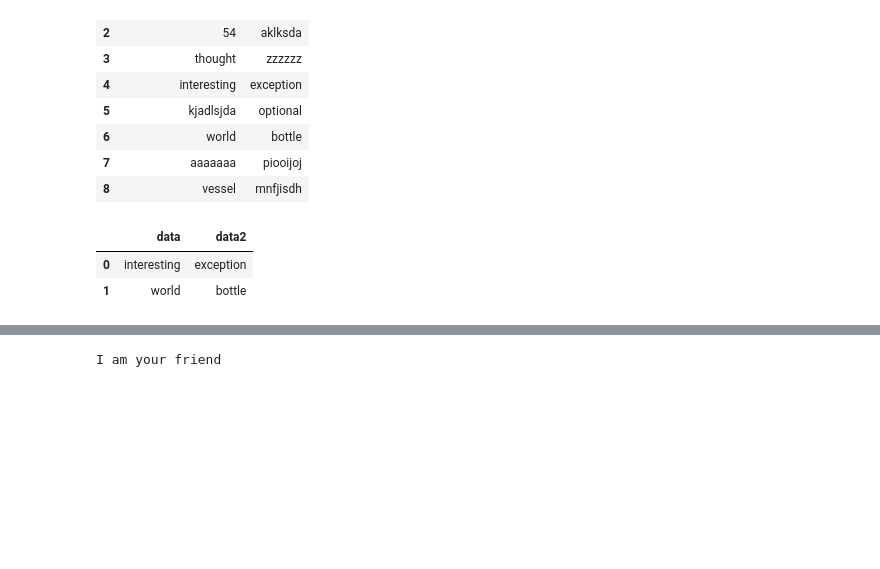
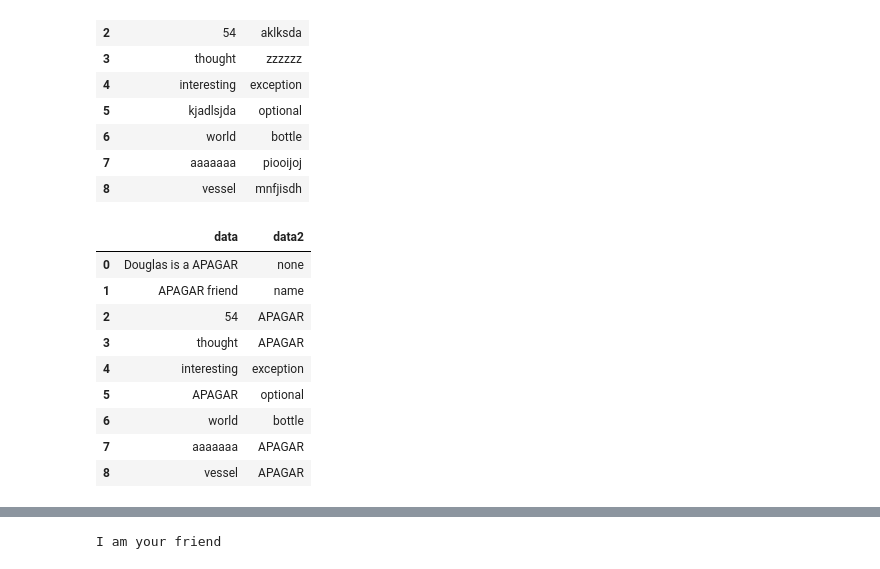
Before and after one commit to nowyouseeithaha/2022-2-IsItKbs, a Jupyter notebook: notebooks/ks_object.ipynb, the cells around one changed output, grey strips where cells are left out. Drawn from its saved outputs; the diff is of its cells as text; code cells hidden in the pictures; blank space fills up the shorter version.

```diff
--- a/notebooks/ks_object.ipynb
+++ b/notebooks/ks_object.ipynb
@@ -223,7 +223,10 @@ class isitkbs(object):
                 wordskbs = self.is_sent_kbs(df.iloc[row, col])
                 if (len(wordskbs) != 0):
                     if (just_word == False):
-                        mashsIndex.append(row)
+                        if(value == 'itskbs'):
+                            mashsIndex.append(row)
+                        else:
+                            df.iloc[row, col] = value
                     else:
                         df.iloc[row, col] = self.replace_kbs(
                             df.iloc[row, col], value)
@@ -296,10 +299,17 @@ df
 # %%
 # Substituir somente o kbs encontrado pela palavra APAGAR
 
-df2 = teste.replace_kbs(df, '', inplace=False, just_word=False)
+df2 = teste.replace_kbs(df, 'APAGAR', just_word=True)
 
 display(df2)
 # %% [output]
 |  | data | data2 |
-| 0 | interesting | exception |
-| 1 | world | bottle |
+| 0 | Douglas is a APAGAR | none |
+| 1 | APAGAR friend | name |
+| 2 | 54 | APAGAR |
+| 3 | thought | APAGAR |
+| 4 | interesting | exception |
+| 5 | APAGAR | optional |
+| 6 | world | bottle |
+| 7 | aaaaaaa | APAGAR |
+| 8 | vessel | APAGAR |
```
Also changed, not shown: parts of 4 cells of this notebook, 7 other files.
